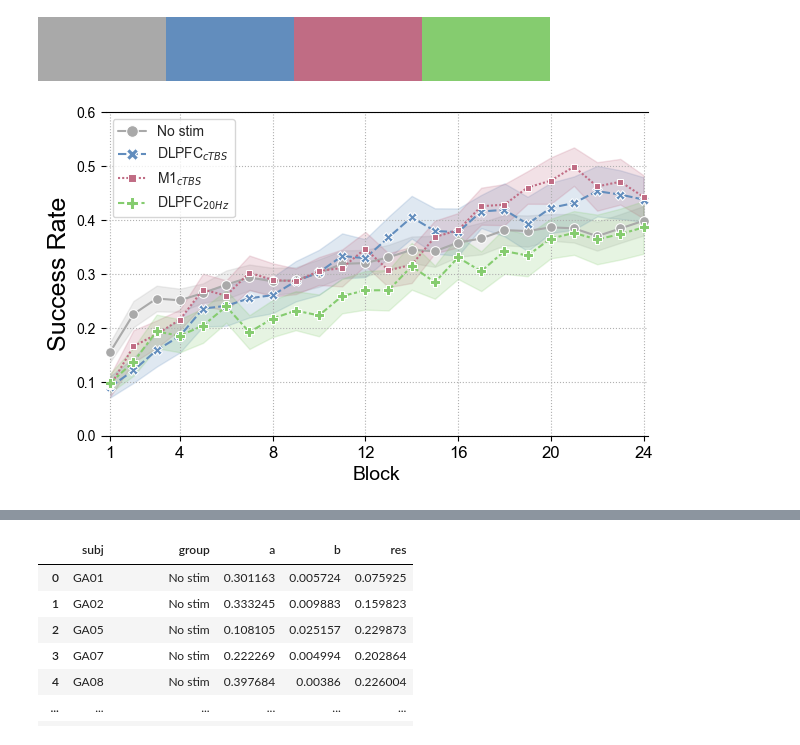
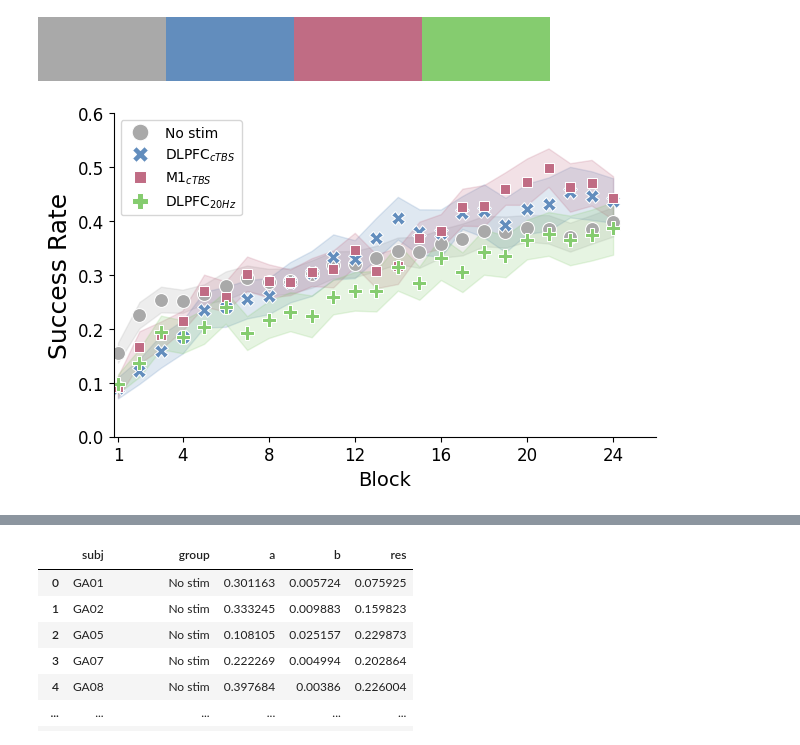
Before and after one commit to psb629/GloveProject_TMS, a Jupyter notebook: scripts/behav.fig.2a.ipynb, the cells around one changed output, grey strips where cells are left out. Cells and saved outputs as stored; diff of their text form; code cells hidden in the pictures.

Commit message:
updated behavioural analysis

```diff
--- a/scripts/LME.behavior.ipynb
+++ b/scripts/behav.fig.2a.ipynb
@@ -27,7 +28,7 @@ list_group = ['No stim',r'DLPFC$_{cTBS}$',r'M1$_{cTBS}$',r'DLPFC$_{20Hz}$']
 # %% [markdown]
 ## Loading the data
 # %%
-fname = '/home/sungbeenpark/Github/labs/GP/results/behav.success_rate.xlsx'
+fname = '/home/sungbeenpark/github/GloveProject_TMS/results/behav.success_rate.xlsx'
 df = pd.read_excel(fname)
 df
 # %% [output]
@@ -87,39 +88,34 @@ colors.ListedColormap(palette)
 [figure]
 # %%
 fig, ax = plt.subplots(figsize=(7, 4.2))
-# fig.set_size_inches(7, 4.2)
-
-sns.set_style("whitegrid")
 
 g = sns.lineplot(
-#     data=df[df.group!='No stim'],
     data=df,
     x='block', y='success_rate', hue='group',
     hue_order=list_group,
-    style='group', dashes=True, markers=True, markersize=7,
-    errorbar=('se',1), err_style='band',
-#     palette=palette[1:],
+    style='group', dashes=False, markers=True, markersize=10,
+    errorbar='se', err_style='band', linestyle='',
     palette=palette,
     ax=ax
 )
-
+handles, labels = ax.get_legend_handles_labels()
 g.legend(markerscale=1.2)
 
 major = [0, 3, 7, 11, 15, 19, 23]
-g.set_xlim(-0.2, 23.2)
+g.set_xlim(-0.2, 25)
 g.set_xticks(major)
 g.set_xticklabels([x + 1 for x in major])
 g.set_xlabel('Block', fontsize=14)
-g.grid(True, linestyle=':', which='major', axis='both')
+# g.grid(True, linestyle=':', which='major', axis='both')
 
-g.set_ylim(0, .6)
+g.set_ylim(0,.6)
 g.set_ylabel('Success Rate', fontsize=18)
 
-g.tick_params(axis="x", labelsize=12)
+g.tick_params(axis="both", labelsize=12, which='major')
 
 g.spines['right'].set_visible(False)
-g.spines['left'].set_visible(False)
+g.spines['top'].set_visible(False)
 
 # # ax.set_xticklabels([1,5,9,13,17,21,24])
 # %% [output]
-[figure, old version]
+[figure, new version]
```
Also changed, not shown: parts of 8 cells of this notebook, 4 other files.
